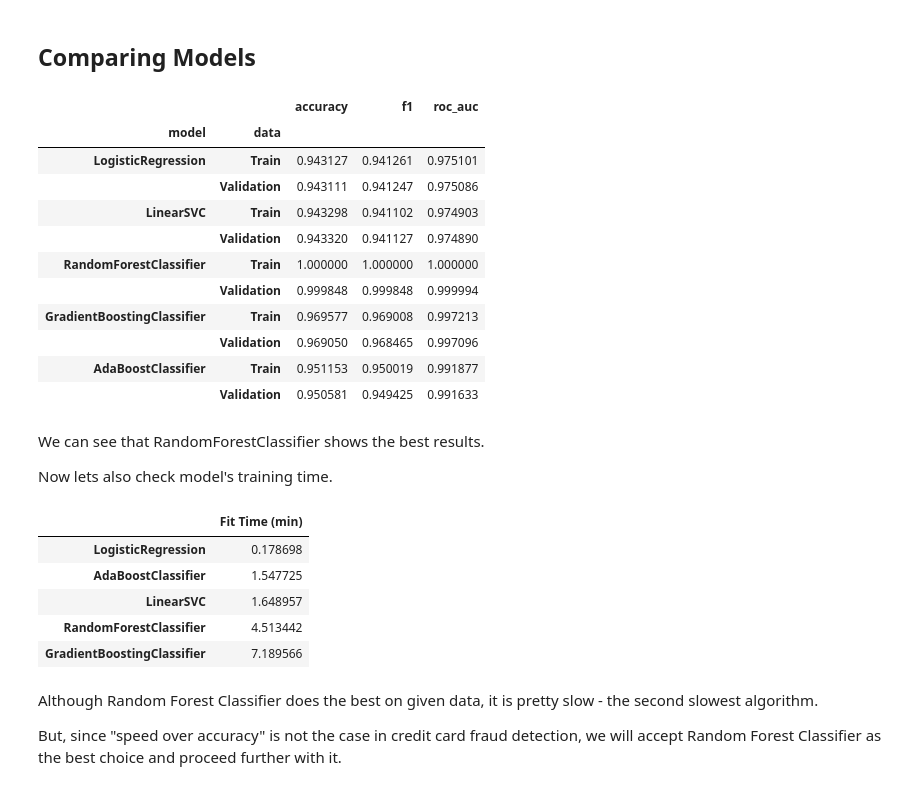
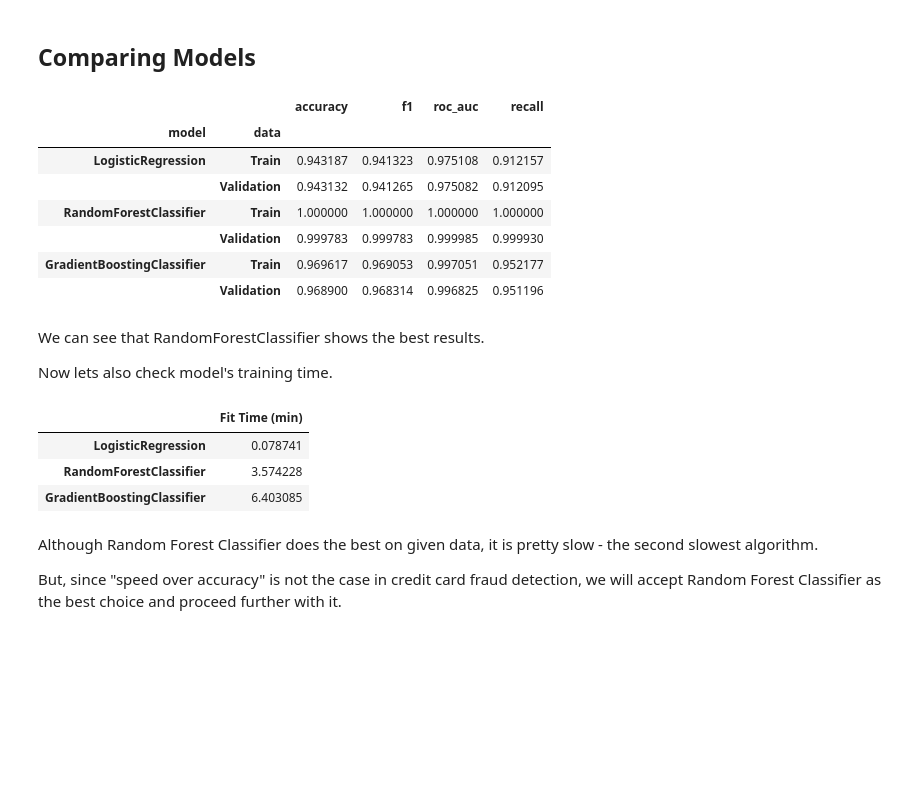
Before and after one commit to Aniket6334/CCF-Detection-System, a Jupyter notebook: CCF_Detection.ipynb, the cells around one changed output. Drawn from its saved outputs; the diff is of its cells as text; code cells hidden in the pictures; blank space fills up the shorter version.

```diff
--- a/CCF_Detection.ipynb
+++ b/CCF_Detection.ipynb
@@ -53,7 +53,7 @@ drive.mount('/content/drive')
 # %% [output]
 Mounted at /content/drive
 # %%
-df = pd.read_csv("/content/drive/MyDrive/Dataset.csv", index_col = "id")
+df = pd.read_csv("/content/drive/MyDrive/CCF Dataset/Dataset.csv", index_col = "id")
 
 df.sample(5)
 # %% [output]
@@ -319,7 +319,7 @@ gbc_model = Pipeline([
 from sklearn.model_selection import cross_validate
 from sklearn.model_selection import KFold
 
-kfold = KFold(n_splits = 5, shuffle = True, random_state = 41)
+kfold = KFold(n_splits = 2, shuffle = True, random_state = 41)
 
 metrics = ["accuracy", "f1", "roc_auc", "recall"]
 
@@ -364,27 +364,23 @@ t_scores, v_scores, train_time = prepare_scores(models, metrics)
 # %%
 models = ["LogisticRegression", "RandomForestClassifier", "GradientBoostingClassifier"]
 data = ["Train", "Validation"]
 
 index = pd.MultiIndex.from_product([models, data], names = ["model", "data"])
 
-metrics_comparison = pd.DataFrame(data = [t_scores["lr_model"], v_scores["lr_model"]
+metrics_comparison = pd.DataFrame(data = [t_scores["lr_model"], v_scores["lr_model"],
                                 t_scores["rfc_model"], v_scores["rfc_model"],
                                 t_scores["gbc_model"], v_scores["gbc_model"]],
                                 index = index)
 display(metrics_comparison)
 # %% [output]
-|  |  | accuracy | f1 | roc_auc |
-| model | data |  |  |  |
-| LogisticRegression | Train | 0.943127 | 0.941261 | 0.975101 |
-|  | Validation | 0.943111 | 0.941247 | 0.975086 |
-| LinearSVC | Train | 0.943298 | 0.941102 | 0.974903 |
-|  | Validation | 0.943320 | 0.941127 | 0.974890 |
-| RandomForestClassifier | Train | 1.000000 | 1.000000 | 1.000000 |
-|  | Validation | 0.999848 | 0.999848 | 0.999994 |
-| GradientBoostingClassifier | Train | 0.969577 | 0.969008 | 0.997213 |
-|  | Validation | 0.969050 | 0.968465 | 0.997096 |
-| AdaBoostClassifier | Train | 0.951153 | 0.950019 | 0.991877 |
-|  | Validation | 0.950581 | 0.949425 | 0.991633 |
+|  |  | accuracy | f1 | roc_auc | recall |
+| model | data |  |  |  |  |
+| LogisticRegression | Train | 0.943187 | 0.941323 | 0.975108 | 0.912157 |
+|  | Validation | 0.943132 | 0.941265 | 0.975082 | 0.912095 |
+| RandomForestClassifier | Train | 1.000000 | 1.000000 | 1.000000 | 1.000000 |
+|  | Validation | 0.999783 | 0.999783 | 0.999985 | 0.999930 |
+| GradientBoostingClassifier | Train | 0.969617 | 0.969053 | 0.997051 | 0.952177 |
+|  | Validation | 0.968900 | 0.968314 | 0.996825 | 0.951196 |
 # %% [markdown]
 We can see that RandomForestClassifier shows the best results.
 
@@ -399,11 +395,9 @@ fit_time = pd.DataFrame(data = [train_time["lr_model"]/60, train_time["rfc_model
 display(fit_time)
 # %% [output]
 |  | Fit Time (min) |
-| LogisticRegression | 0.178698 |
-| AdaBoostClassifier | 1.547725 |
-| LinearSVC | 1.648957 |
-| RandomForestClassifier | 4.513442 |
-| GradientBoostingClassifier | 7.189566 |
+| LogisticRegression | 0.078741 |
+| RandomForestClassifier | 3.574228 |
+| GradientBoostingClassifier | 6.403085 |
 # %% [markdown]
 Although Random Forest Classifier does the best on given data, it is pretty slow - the second slowest algorithm.
 
```
Also changed, not shown: parts of 14 cells of this notebook.
